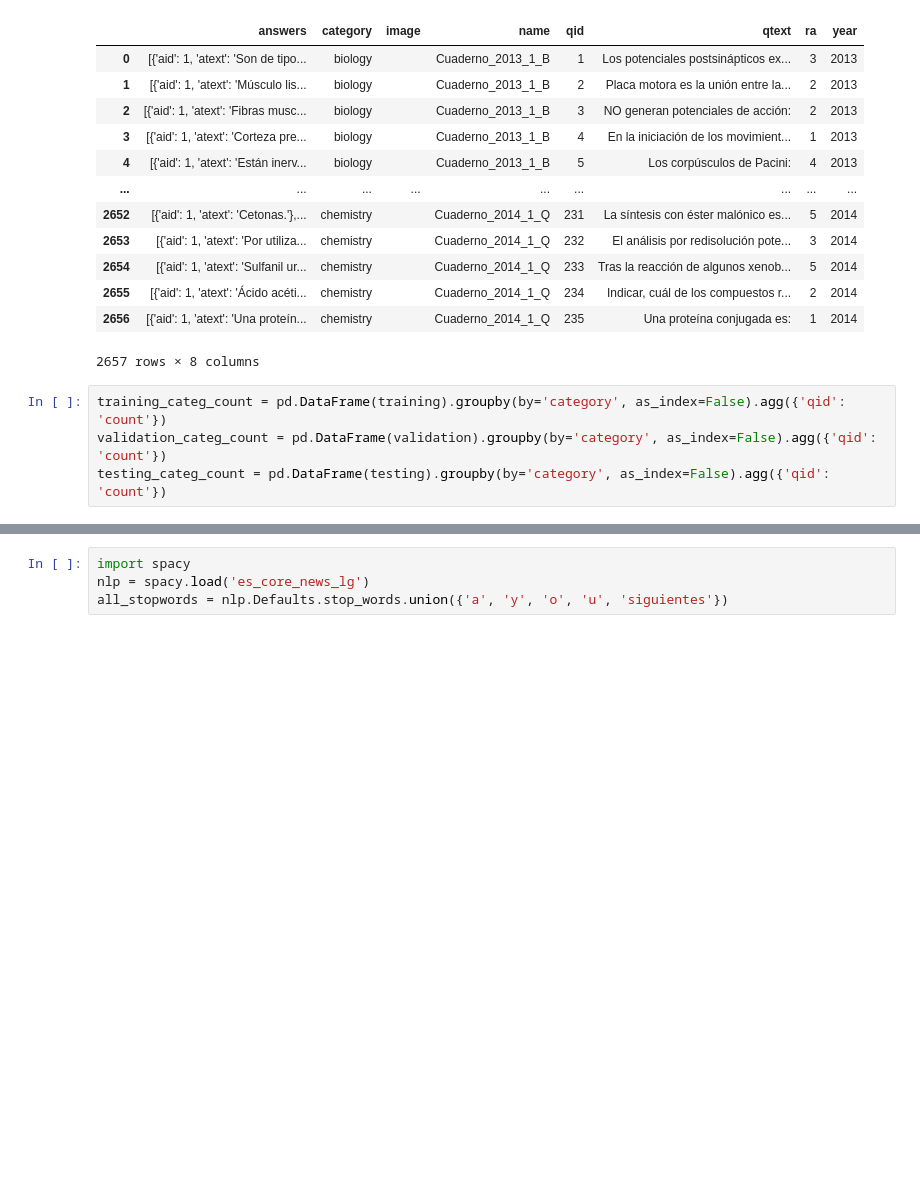
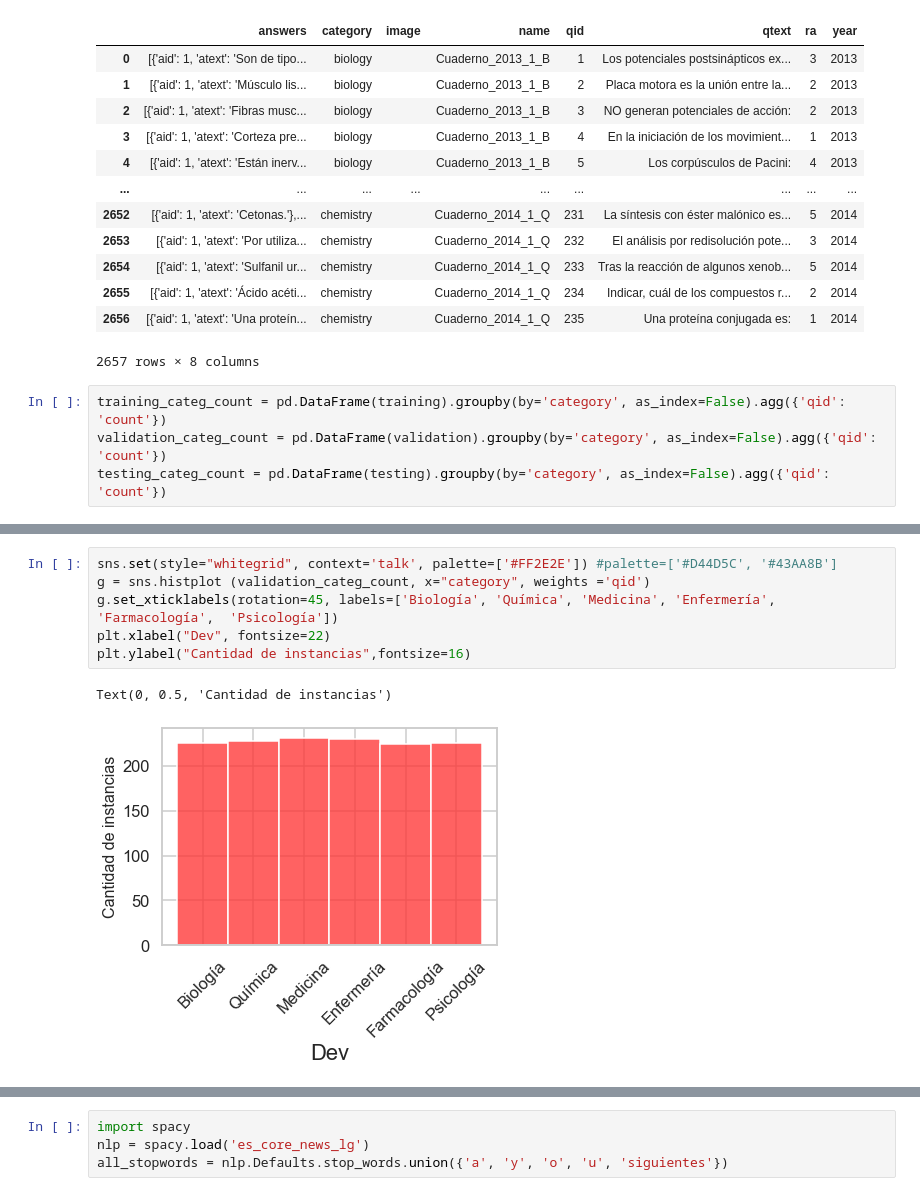
Before and after one commit to claudiaqw/head-qa-afi, a Jupyter notebook: code/descriptive_stats.ipynb, the cells around one changed output, grey strips where cells are left out. Drawn from its saved outputs; the diff is of its cells as text; blank space fills up the shorter version.

```diff
--- a/code/descriptive_stats.ipynb
+++ b/code/descriptive_stats.ipynb
@@ -64,0 +69,9 @@ training_categ_count
+# %%
+sns.set(style="whitegrid", context='talk', palette=['#FF2E2E']) #palette=['#D44D5C', '#43AA8B']
+g = sns.histplot (validation_categ_count, x="category", weights ='qid')
+g.set_xticklabels(rotation=45, labels=['Biología', 'Química', 'Medicina', 'Enfermería', 'Farmacología',  'Psicología'])
+plt.xlabel("Dev", fontsize=22)
+plt.ylabel("Cantidad de instancias",fontsize=16)
+# %% [output]
+Text(0, 0.5, 'Cantidad de instancias')
+[figure, added]
```
Also changed, not shown: parts of 33 cells of this notebook, 1 other file.
